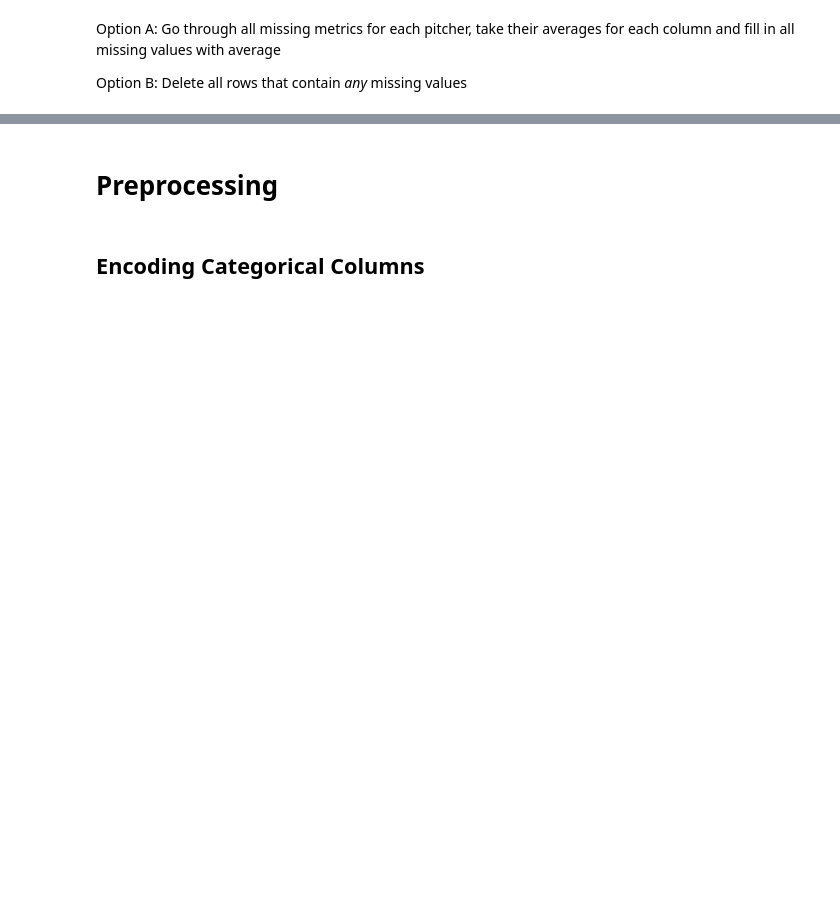
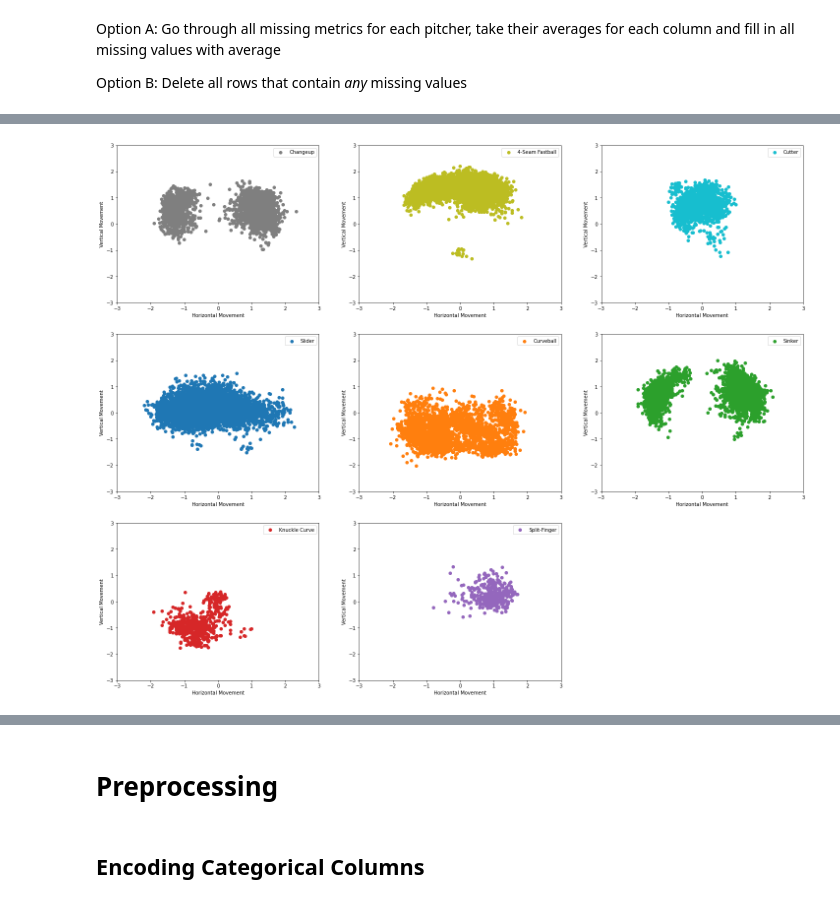
Before and after one commit to joshsalce/Pitch-Classifier-MLB-2022, a Jupyter notebook: Classifier_1.ipynb, the cells around one changed output, grey strips where cells are left out. Drawn from its saved outputs; the diff is of its cells as text; code cells hidden in the pictures; blank space fills up the shorter version.

```diff
--- a/Classifier_1.ipynb
+++ b/Classifier_1.ipynb
@@ -347,0 +401,21 @@ Name: p_throws, dtype: float64
+# %%
+# Pitch movement plots
+fig4 = plt.figure(figsize = (25,20))
+
+
+
+for i, val in enumerate(df.pitch_name.unique()):
+  c = next(colors)["color"]
+
+  ax4 = fig4.add_subplot(3, 3, i+1)
+
+  # Since it's from the catcher's perspective, we flip the movement in the x-axis to get a pitcher's perspective
+  ax4.scatter(df.pfx_x[df.pitch_name==val] * -1,df.pfx_z[df.pitch_name==val],label=val, color = c)
+
+  ax4.set_xlim(-3, 3)
+  ax4.set_ylim(-3, 3)
+  ax4.set_xlabel("Horizontal Movement")
+  ax4.set_ylabel("Vertical Movement")
+  ax4.legend()
+# %% [output]
+[figure, added]
```
Also changed, not shown: parts of 19 cells of this notebook.
